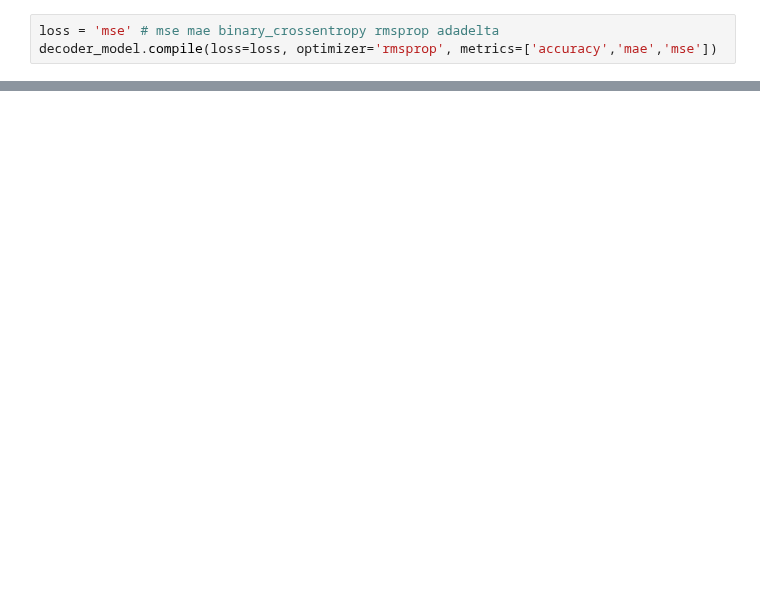
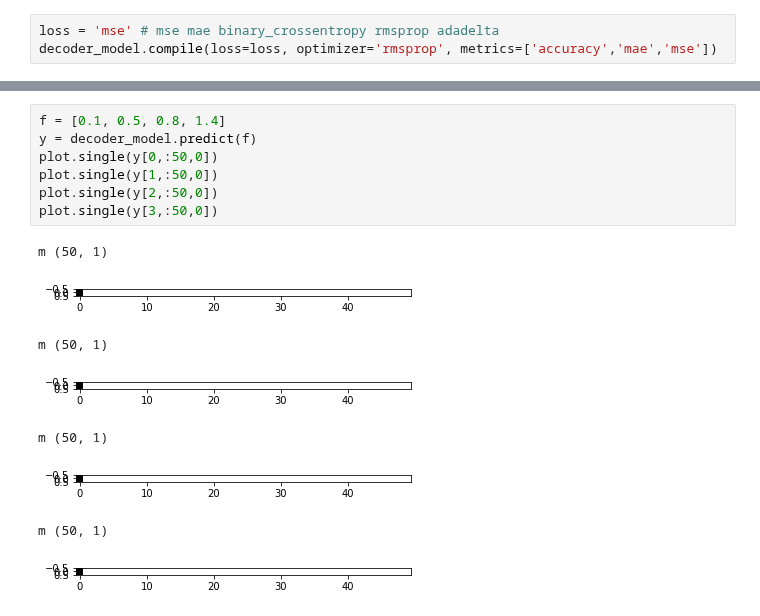
Before and after one commit to voschezang/drum-style-transfer, a Jupyter notebook: src/Experiment-FA-v1a.ipynb, the cells around one changed output, grey strips where cells are left out. Drawn from its saved outputs; the diff is of its cells as text; blank space fills up the shorter version.

```diff
--- a/src/Experiment-FA-v1a.ipynb
+++ b/src/Experiment-FA-v1a.ipynb
@@ -458 +474,17 @@ m (50, 1)
+# %%
+f = [0.1, 0.5, 0.8, 1.4]
+y = decoder_model.predict(f)
+plot.single(y[0,:50,0])
+plot.single(y[1,:50,0])
+plot.single(y[2,:50,0])
+plot.single(y[3,:50,0])
+# %% [output]
+m (50, 1)
+[figure, added]
+m (50, 1)
+[figure, added]
+m (50, 1)
+[figure, added]
+m (50, 1)
+[figure, added]
 # %%
```
Also changed, not shown: parts of 19 cells of this notebook.
